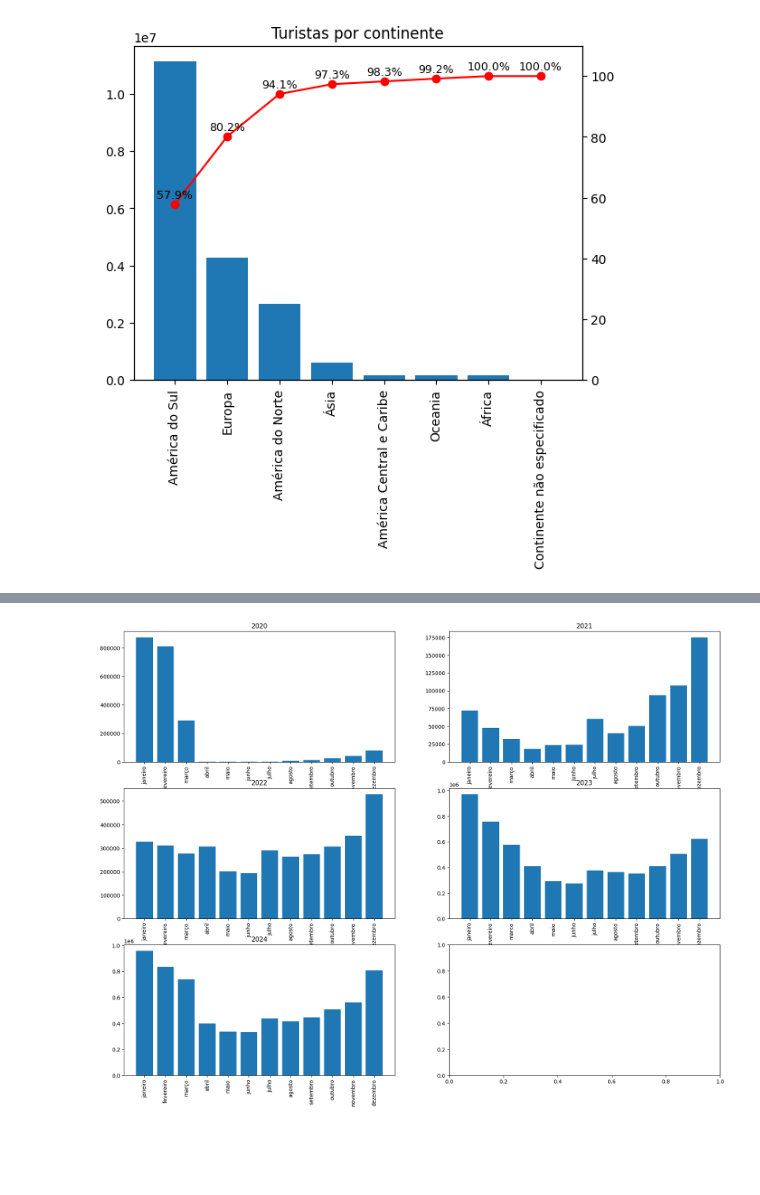
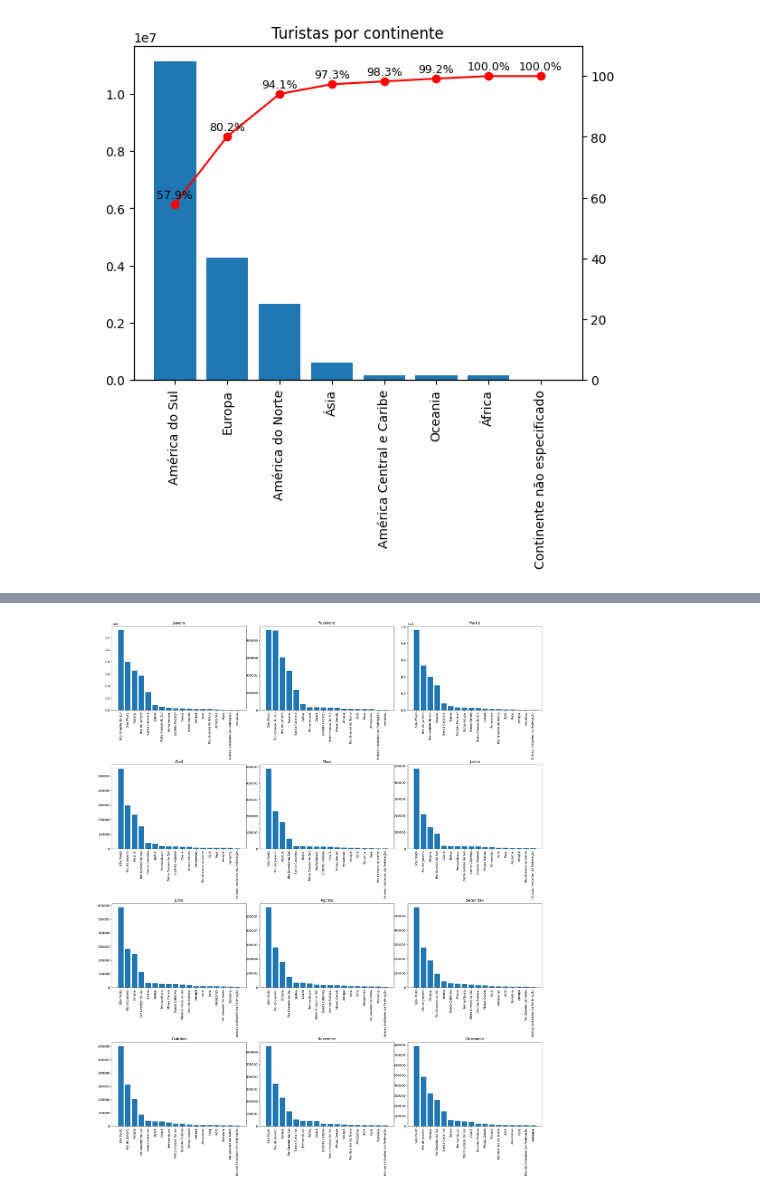
Before and after one commit to Daniel-Britto/turistas_no_brasil, a Jupyter notebook: analise.ipynb, the cells around one changed output, grey strips where cells are left out. Drawn from its saved outputs; the diff is of its cells as text; code cells hidden in the pictures; blank space fills up the shorter version.

```diff
--- a/analise.ipynb
+++ b/analise.ipynb
@@ -70,13 +28,10 @@ dtype: int64
 # %%
-# replace values in columns
-df_24.columns = [
-    re.sub(r'\W+', '_', unidecode(col)).lower()
-    for col in df_24.columns
-]
-
 df.columns = [
     re.sub(r'\W+', '_', unidecode(col)).lower()
     for col in df_24.columns
 ]
 
 df['mes'] = df['mes'].str.lower()
+
+# removendo valores igual a 0
+df = df[df['chegadas'] != 0]
@@ -213,21 +300,21 @@ df.groupby('mes')['chegadas'].sum().reset_index().sort_values(by='chegadas', asc
 # %%
-fig, ax = plt.subplots(3, 2, figsize=(20, 15))
-
+fig, ax = plt.subplots(4, 3, figsize=(20,25))
+i = 1
 l = 0
 c = 0
-ano = [2020, 2021, 2022, 2023, 2024]
-for value in ano:
-    df_ano = df[df['ano'] == value].groupby(['mes', 'cod_mes'])['chegadas'].sum().reset_index().sort_values(by='cod_mes')
-    ax[l, c].bar(df_ano['mes'], df_ano['chegadas'])
-    ax[l, c].set_title(value)
-    ax[l, c].tick_params(axis="x", rotation=90)
+while i < 13:
+    mes_estado = df[df['cod_mes'] == i].groupby(['uf', 'mês'])['chegadas'].sum().reset_index().sort_values(by='chegadas', ascending=False)
+    ax[l, c].bar(mes_estado.uf, mes_estado.chegadas)
 
-    if c == 1:
+    ax[l, c].set_title(f'{mes_estado['mês'][0]}')
+    i = i + 1
+    if c == 2:
         c = 0
-        l = l+1
+        l = l + 1
     else:
-        c = c+1
-
-plt.show()
+        c = c + 1
+for ax in ax.flat:
+    ax.tick_params(axis="x", rotation=90)
+fig.tight_layout(pad=0.000000000)
 # %% [output]
-[figure, old version]
+[figure, new version]
```
Also changed, not shown: parts of 34 cells of this notebook, 4 other files.
